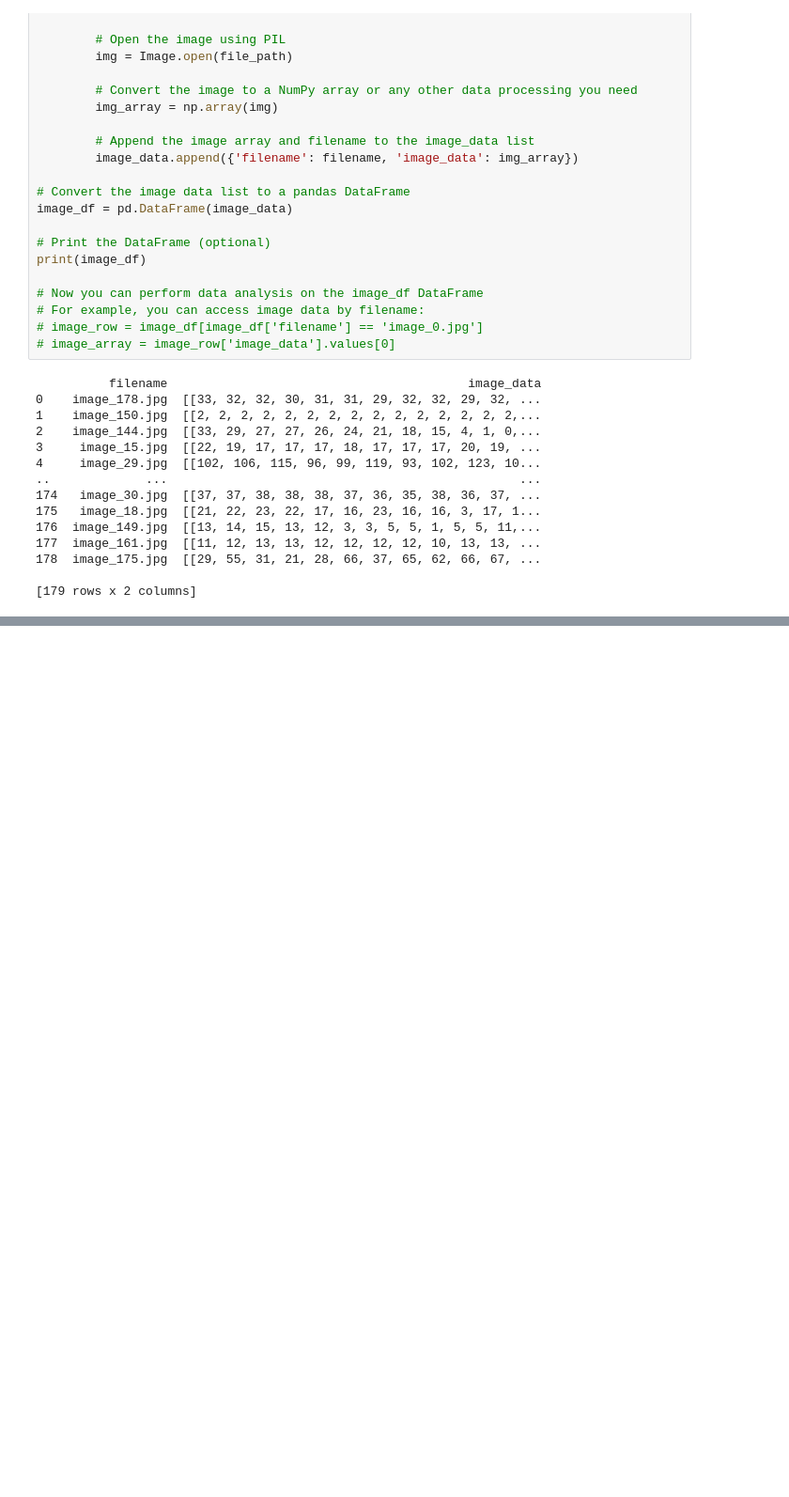
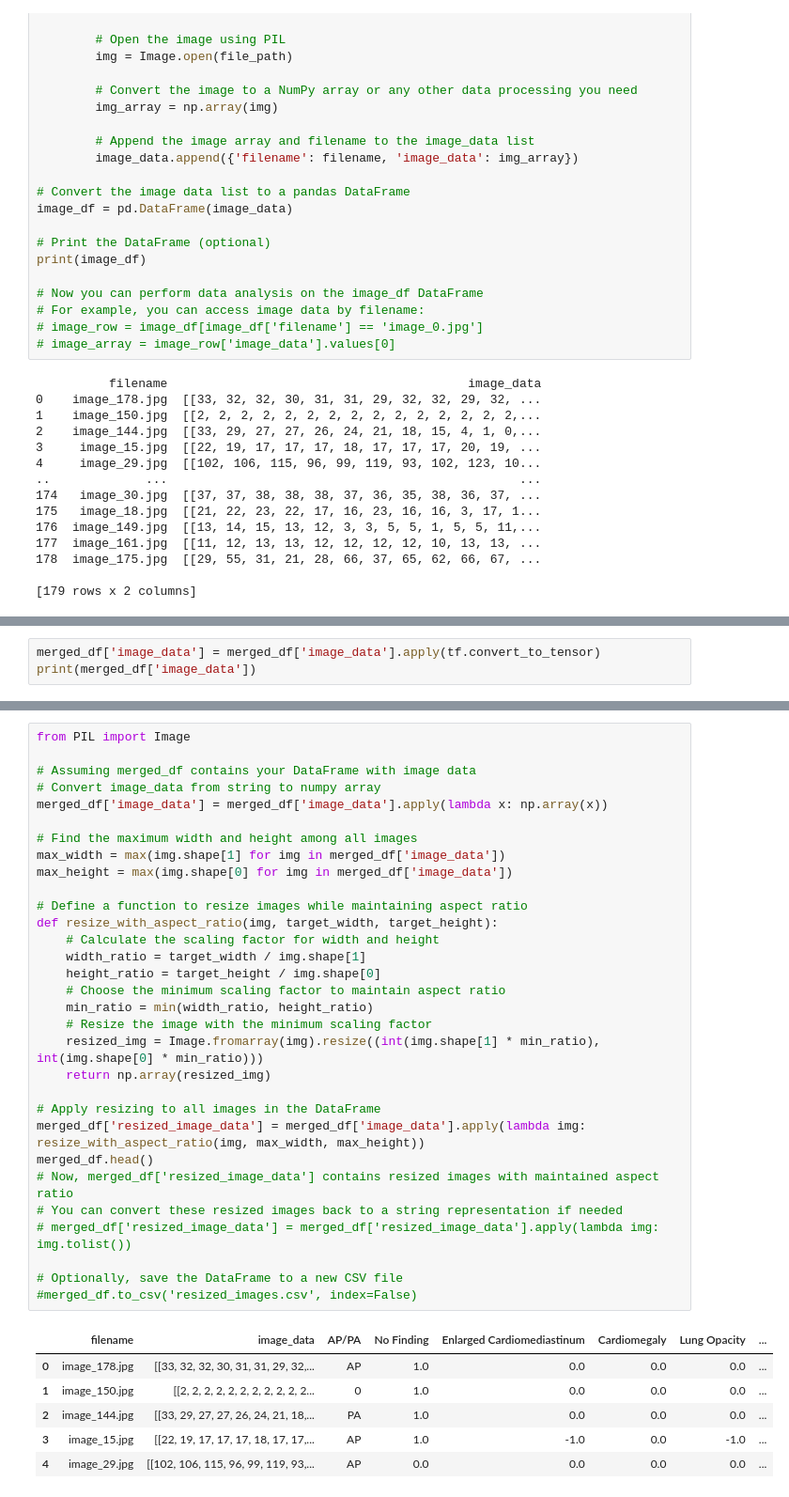
Before and after one commit to kevinfleisher/CS156b, a Jupyter notebook: Notebooks/MDDataAnalysis.ipynb, the cells around one changed output, grey strips where cells are left out. Shown at 94% size. Saved outputs shown, nothing was run; the diff lists cells and outputs as text; blank space fills up the shorter version.

```diff
--- a/Notebooks/MDDataAnalysis.ipynb
+++ b/Notebooks/MDDataAnalysis.ipynb
@@ -64,0 +273,3 @@ print(image_df['image_data'])
+# %%
+merged_df['image_data'] = merged_df['image_data'].apply(tf.convert_to_tensor)
+print(merged_df['image_data'])
@@ -64,0 +438,38 @@ print(image_df['image_data'])
+# %%
+from PIL import Image
+
+# Assuming merged_df contains your DataFrame with image data
+# Convert image_data from string to numpy array
+merged_df['image_data'] = merged_df['image_data'].apply(lambda x: np.array(x))
+
+# Find the maximum width and height among all images
+max_width = max(img.shape[1] for img in merged_df['image_data'])
+max_height = max(img.shape[0] for img in merged_df['image_data'])
+
+# Define a function to resize images while maintaining aspect ratio
+def resize_with_aspect_ratio(img, target_width, target_height):
+    # Calculate the scaling factor for width and height
+    width_ratio = target_width / img.shape[1]
+    height_ratio = target_height / img.shape[0]
+    # Choose the minimum scaling factor to maintain aspect ratio
+    min_ratio = min(width_ratio, height_ratio)
+    # Resize the image with the minimum scaling factor
+    resized_img = Image.fromarray(img).resize((int(img.shape[1] * min_ratio), int(img.shape[0] * min_ratio)))
+    return np.array(resized_img)
+
+# Apply resizing to all images in the DataFrame
+merged_df['resized_image_data'] = merged_df['image_data'].apply(lambda img: resize_with_aspect_ratio(img, max_width, max_height))
+merged_df.head()
+# Now, merged_df['resized_image_data'] contains resized images with maintained aspect ratio
+# You can convert these resized images back to a string representation if needed
+# merged_df['resized_image_data'] = merged_df['resized_image_data'].apply(lambda img: img.tolist())
+
+# Optionally, save the DataFrame to a new CSV file
+#merged_df.to_csv('resized_images.csv', index=False)
+# %% [output]
+|  | filename | image_data | AP/PA | No Finding | Enlarged Cardiomediastinum | Cardiomegaly | Lung Opacity | ... |
+| 0 | image_178.jpg | [[33, 32, 32, 30, 31, 31, 29, 32,... | AP | 1.0 | 0.0 | 0.0 | 0.0 | ... |
+| 1 | image_150.jpg | [[2, 2, 2, 2, 2, 2, 2, 2, 2, 2, 2... | 0 | 1.0 | 0.0 | 0.0 | 0.0 | ... |
+| 2 | image_144.jpg | [[33, 29, 27, 27, 26, 24, 21, 18,... | PA | 1.0 | 0.0 | 0.0 | 0.0 | ... |
+| 3 | image_15.jpg | [[22, 19, 17, 17, 17, 18, 17, 17,... | AP | 1.0 | -1.0 | 0.0 | -1.0 | ... |
+| 4 | image_29.jpg | [[102, 106, 115, 96, 99, 119, 93,... | AP | 0.0 | 0.0 | 0.0 | 0.0 | ... |
```
Also changed, not shown: parts of 38 cells of this notebook.
